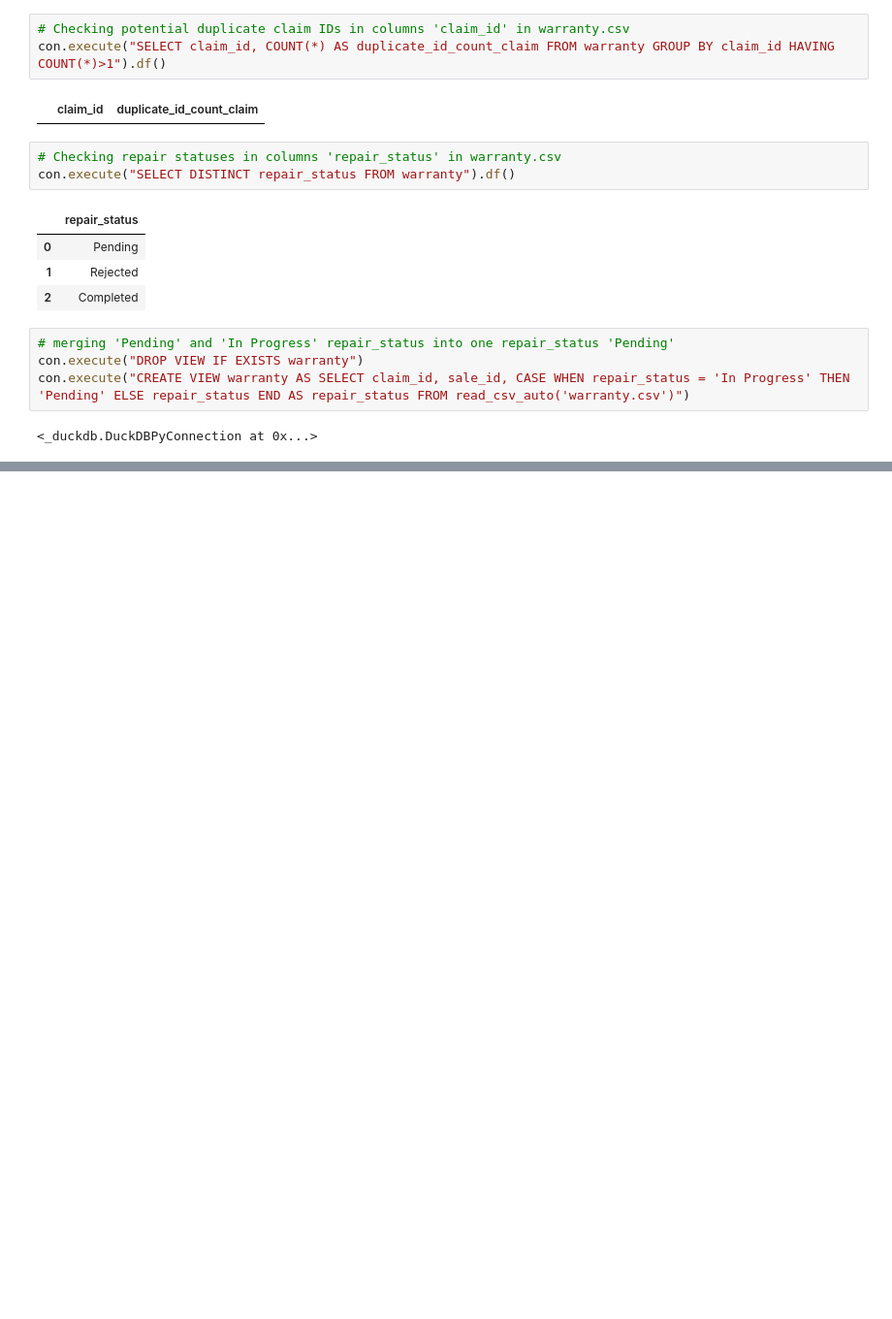
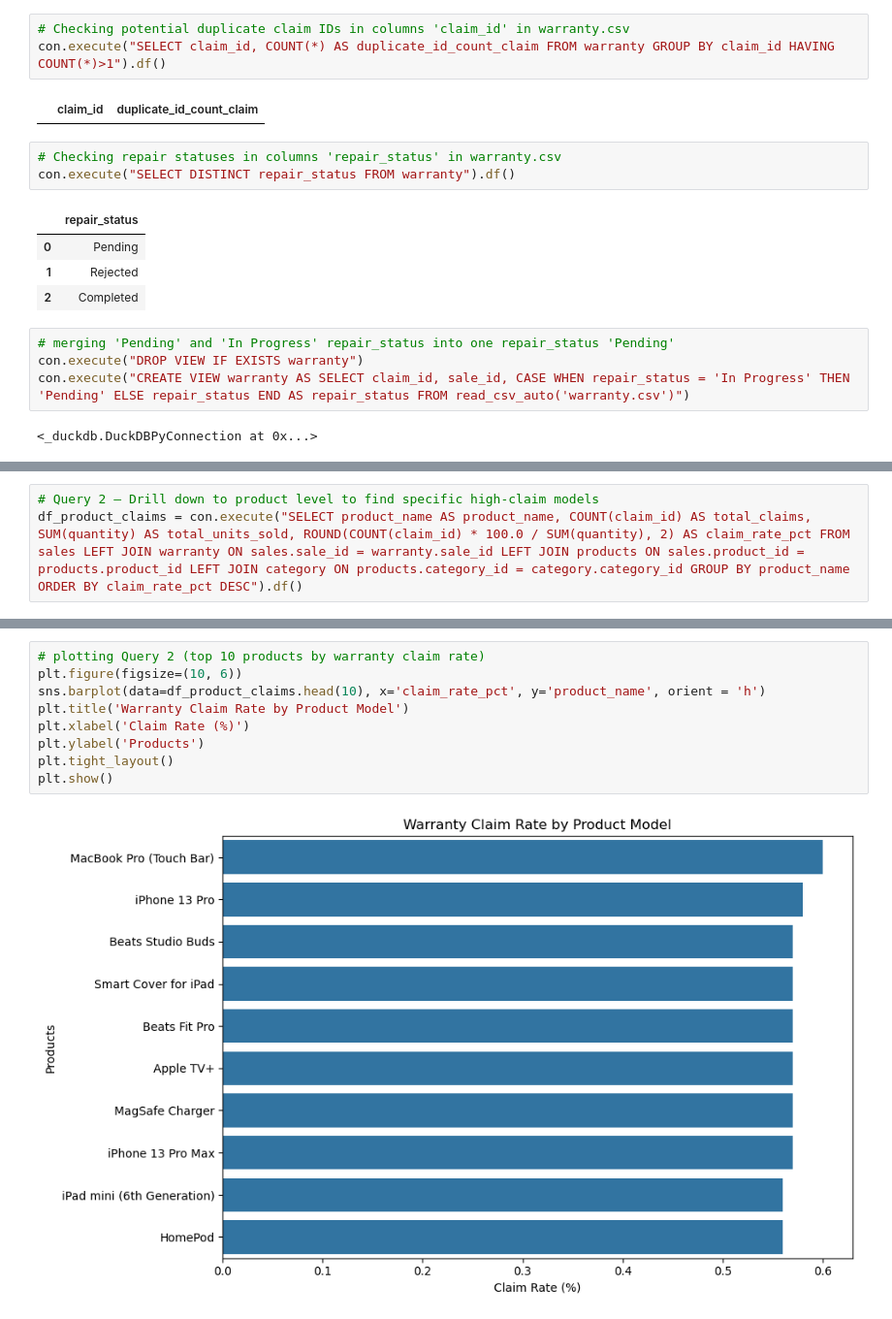
Before and after one commit to syadavalli90-lab/data-analytics-projects, a Jupyter notebook: apple_analytics.ipynb, the cells around one changed output, grey strips where cells are left out. Shown at 97% size. Saved outputs shown, nothing was run; the diff lists cells and outputs as text; blank space fills up the shorter version.

```diff
--- a/apple_analytics.ipynb
+++ b/apple_analytics.ipynb
@@ -231,0 +218,3 @@ con.execute("SELECT * FROM sales LEFT JOIN warranty ON sales.sale_id = warranty.
+# %%
+# Query 2 — Drill down to product level to find specific high-claim models
+df_product_claims = con.execute("SELECT product_name AS product_name, COUNT(claim_id) AS total_claims, SUM(quantity) AS total_units_sold, ROUND(COUNT(claim_id) * 100.0 / SUM(quantity), 2) AS claim_rate_pct FROM sales LEFT JOIN warranty ON sales.sale_id = warranty.sale_id LEFT JOIN products ON sales.product_id = products.product_id LEFT JOIN category ON products.category_id = category.category_id GROUP BY product_name ORDER BY claim_rate_pct DESC").df()
@@ -231,0 +235,11 @@ con.execute("SELECT * FROM sales LEFT JOIN warranty ON sales.sale_id = warranty.
+# %%
+# plotting Query 2 (top 10 products by warranty claim rate)
+plt.figure(figsize=(10, 6))
+sns.barplot(data=df_product_claims.head(10), x='claim_rate_pct', y='product_name', orient = 'h')
+plt.title('Warranty Claim Rate by Product Model')
+plt.xlabel('Claim Rate (%)')
+plt.ylabel('Products')
+plt.tight_layout()
+plt.show()
+# %% [output]
+[figure, added]
```
Also changed, not shown: parts of 17 cells of this notebook, 1 other file.
